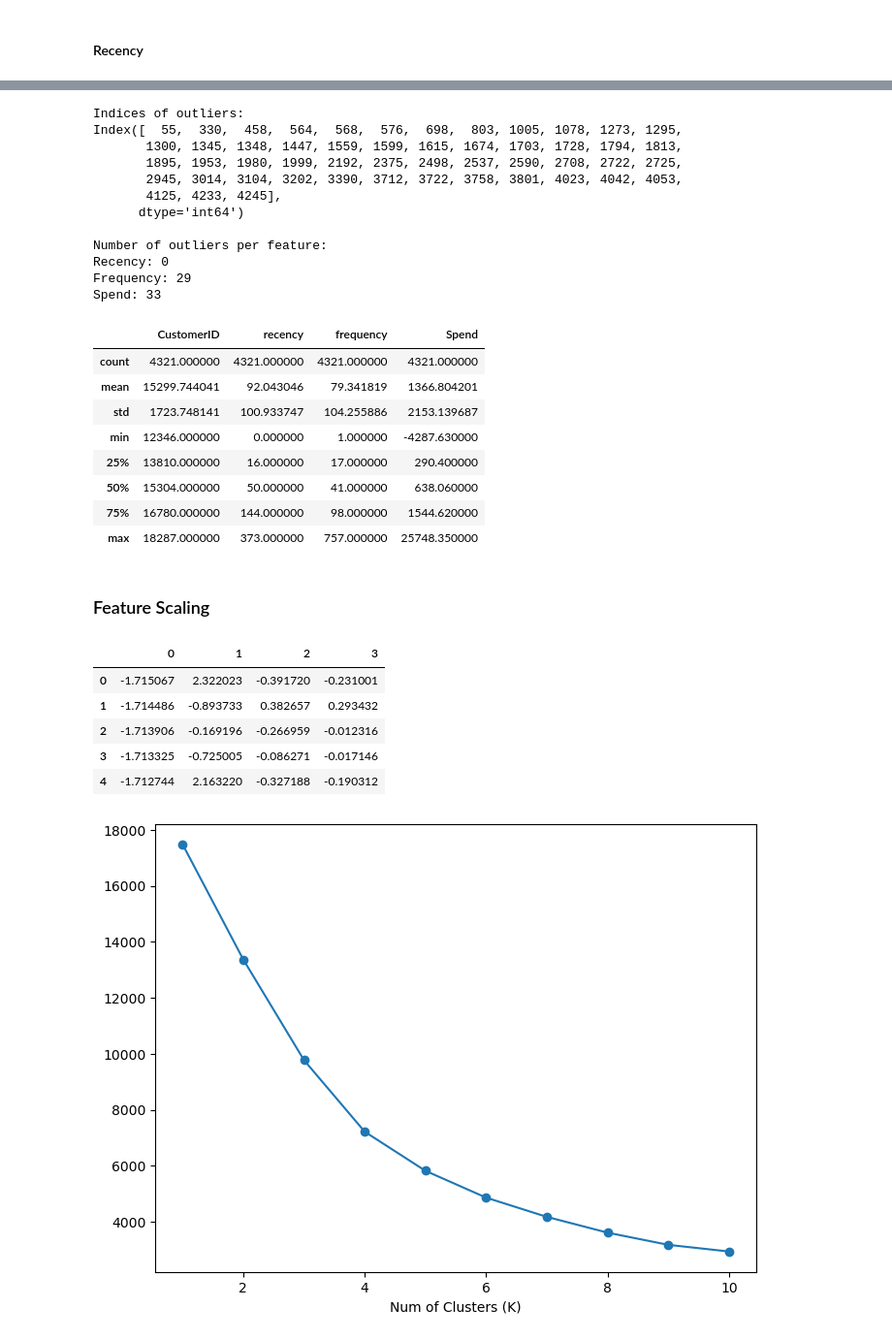
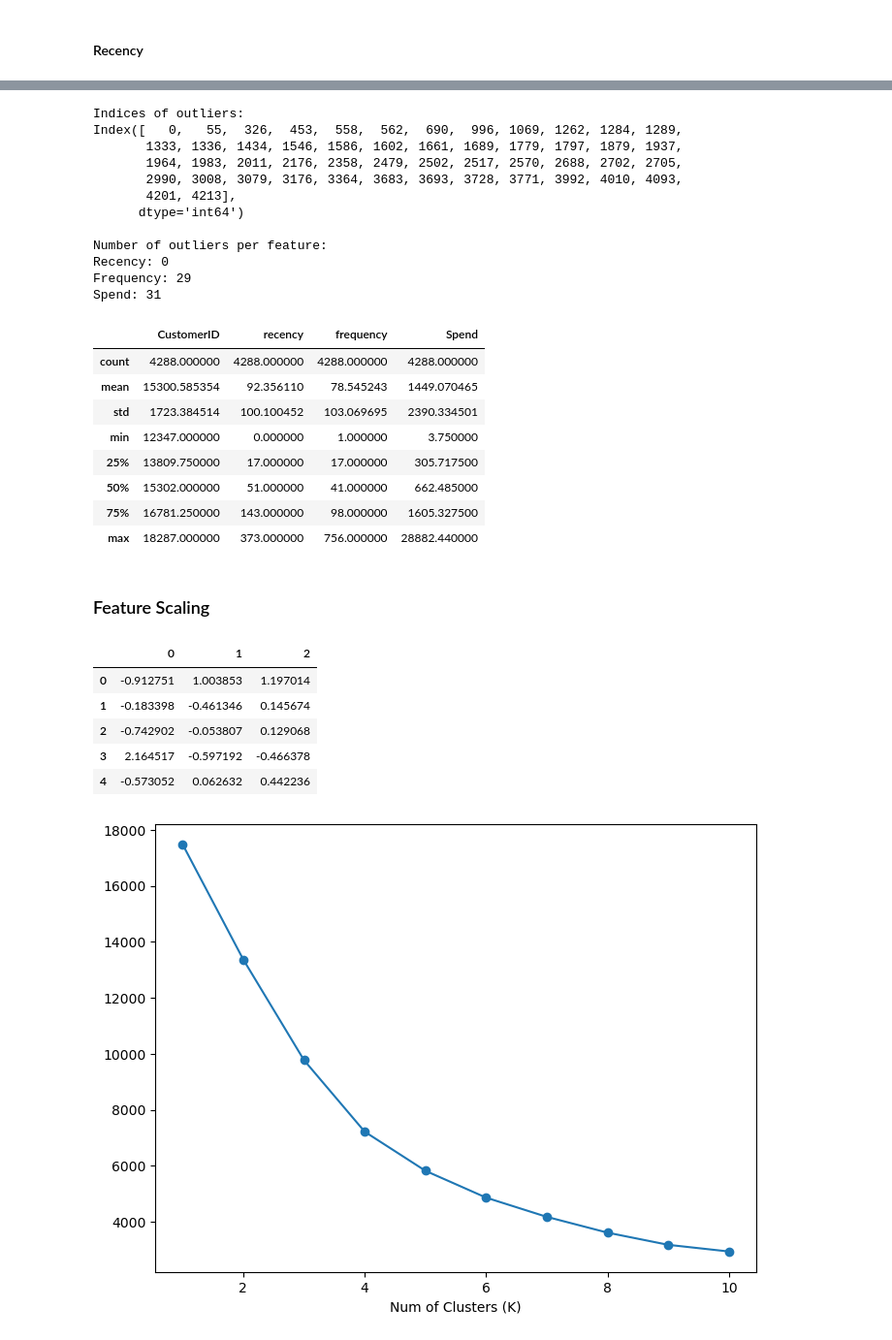
Before and after one commit to moyinajayi/Retail_customer_Clustering, a Jupyter notebook: OnlineSales.ipynb, the cells around one changed output, grey strips where cells are left out. Shown: that part at 97% size. Drawn from its saved outputs; the diff is of its cells as text; code cells hidden in the pictures.

```diff
--- a/OnlineSales.ipynb
+++ b/OnlineSales.ipynb
@@ -310 +265,3 @@ print((df[df['StockCode'] == '22423']['Description']).unique())
+# %%
+df['CustomerID'] = df['CustomerID'].astype(int)
 # %% [markdown]
@@ -441,47 +427,48 @@ print("Spend:", outliers_spend.sum())
 #filtered_data = merged_rfs[~outliers]
 # %% [output]
 Indices of outliers:
-Index([  55,  330,  458,  564,  568,  576,  698,  803, 1005, 1078, 1273, 1295,
-       1300, 1345, 1348, 1447, 1559, 1599, 1615, 1674, 1703, 1728, 1794, 1813,
-       1895, 1953, 1980, 1999, 2192, 2375, 2498, 2537, 2590, 2708, 2722, 2725,
-       2945, 3014, 3104, 3202, 3390, 3712, 3722, 3758, 3801, 4023, 4042, 4053,
-       4125, 4233, 4245],
+Index([   0,   55,  326,  453,  558,  562,  690,  996, 1069, 1262, 1284, 1289,
+       1333, 1336, 1434, 1546, 1586, 1602, 1661, 1689, 1779, 1797, 1879, 1937,
+       1964, 1983, 2011, 2176, 2358, 2479, 2502, 2517, 2570, 2688, 2702, 2705,
+       2990, 3008, 3079, 3176, 3364, 3683, 3693, 3728, 3771, 3992, 4010, 4093,
+       4201, 4213],
       dtype='int64')
 
 Number of outliers per feature:
 Recency: 0
 Frequency: 29
-Spend: 33
+Spend: 31
 # %%
-filtered_rfs= merged_rfs[~outliers]
-filtered_rfs.describe()
+#
+rfs= merged_rfs[~outliers]
+rfs.describe()
 # %% [output]
 |  | CustomerID | recency | frequency | Spend |
-| count | 4321.000000 | 4321.000000 | 4321.000000 | 4321.000000 |
-| mean | 15299.744041 | 92.043046 | 79.341819 | 1366.804201 |
-| std | 1723.748141 | 100.933747 | 104.255886 | 2153.139687 |
-| min | 12346.000000 | 0.000000 | 1.000000 | -4287.630000 |
-| 25% | 13810.000000 | 16.000000 | 17.000000 | 290.400000 |
-| 50% | 15304.000000 | 50.000000 | 41.000000 | 638.060000 |
-| 75% | 16780.000000 | 144.000000 | 98.000000 | 1544.620000 |
-| max | 18287.000000 | 373.000000 | 757.000000 | 25748.350000 |
+| count | 4288.000000 | 4288.000000 | 4288.000000 | 4288.000000 |
+| mean | 15300.585354 | 92.356110 | 78.545243 | 1449.070465 |
+| std | 1723.384514 | 100.100452 | 103.069695 | 2390.334501 |
+| min | 12347.000000 | 0.000000 | 1.000000 | 3.750000 |
+| 25% | 13809.750000 | 17.000000 | 17.000000 | 305.717500 |
+| 50% | 15302.000000 | 51.000000 | 41.000000 | 662.485000 |
+| 75% | 16781.250000 | 143.000000 | 98.000000 | 1605.327500 |
+| max | 18287.000000 | 373.000000 | 756.000000 | 28882.440000 |
 # %% [markdown]
 ### Feature Scaling
 # %%
 from sklearn.preprocessing import StandardScaler
 
 scaler = StandardScaler()
-scaled_RFS = merged_rfs[['recency','frequency','Spend']]
-scaled_RFS = scaler.fit_transform(merged_rfs)
+scaled_RFS = rfs[['recency','frequency','Spend']]
+scaled_RFS = scaler.fit_transform(scaled_RFS)
 scaled_RFS = pd.DataFrame(scaled_RFS)
 scaled_RFS.head(5)
 # %% [output]
-|  | 0 | 1 | 2 | 3 |
-| 0 | -1.715067 | 2.322023 | -0.391720 | -0.231001 |
-| 1 | -1.714486 | -0.893733 | 0.382657 | 0.293432 |
-| 2 | -1.713906 | -0.169196 | -0.266959 | -0.012316 |
-| 3 | -1.713325 | -0.725005 | -0.086271 | -0.017146 |
-| 4 | -1.712744 | 2.163220 | -0.327188 | -0.190312 |
+|  | 0 | 1 | 2 |
+| 0 | -0.912751 | 1.003853 | 1.197014 |
+| 1 | -0.183398 | -0.461346 | 0.145674 |
+| 2 | -0.742902 | -0.053807 | 0.129068 |
+| 3 | 2.164517 | -0.597192 | -0.466378 |
+| 4 | -0.573052 | 0.062632 | 0.442236 |
 # %%
 from sklearn.cluster import KMeans
 
```
Also changed, not shown: parts of 22 cells of this notebook.
